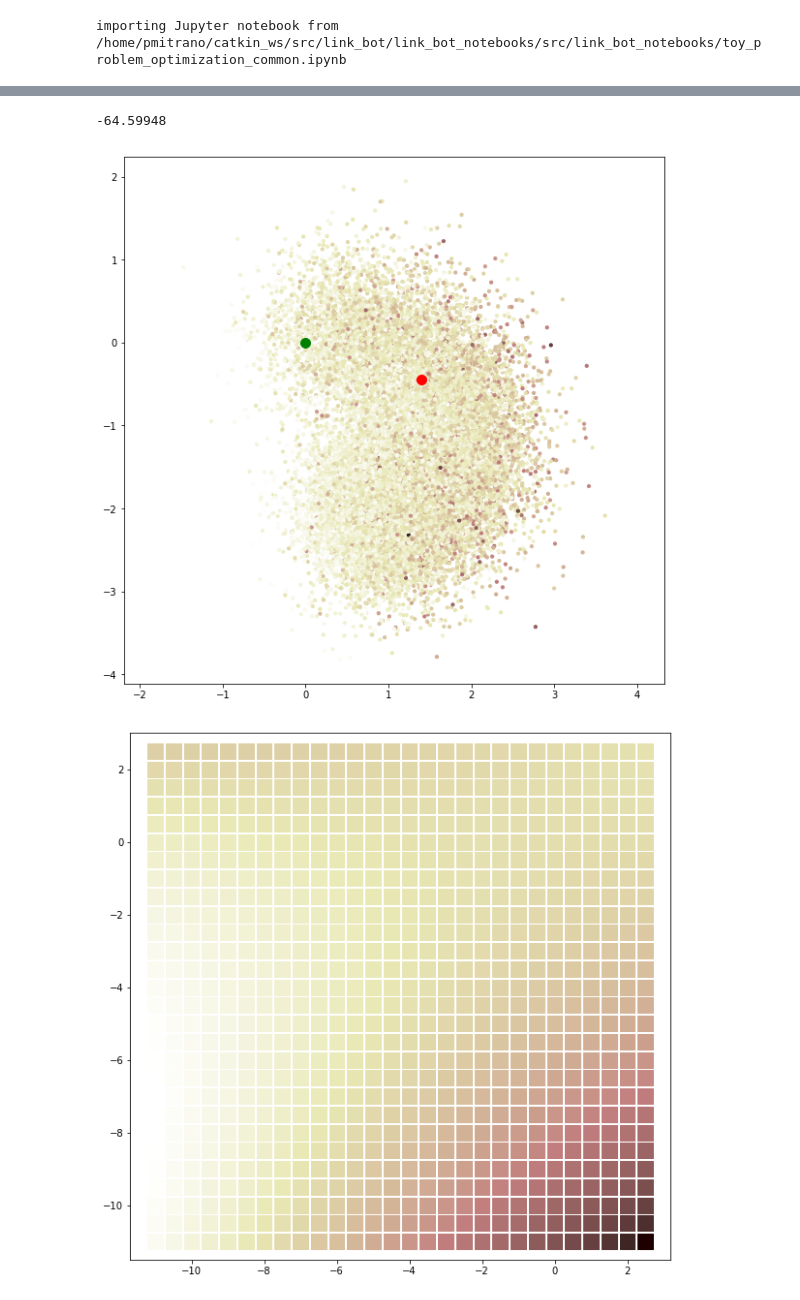
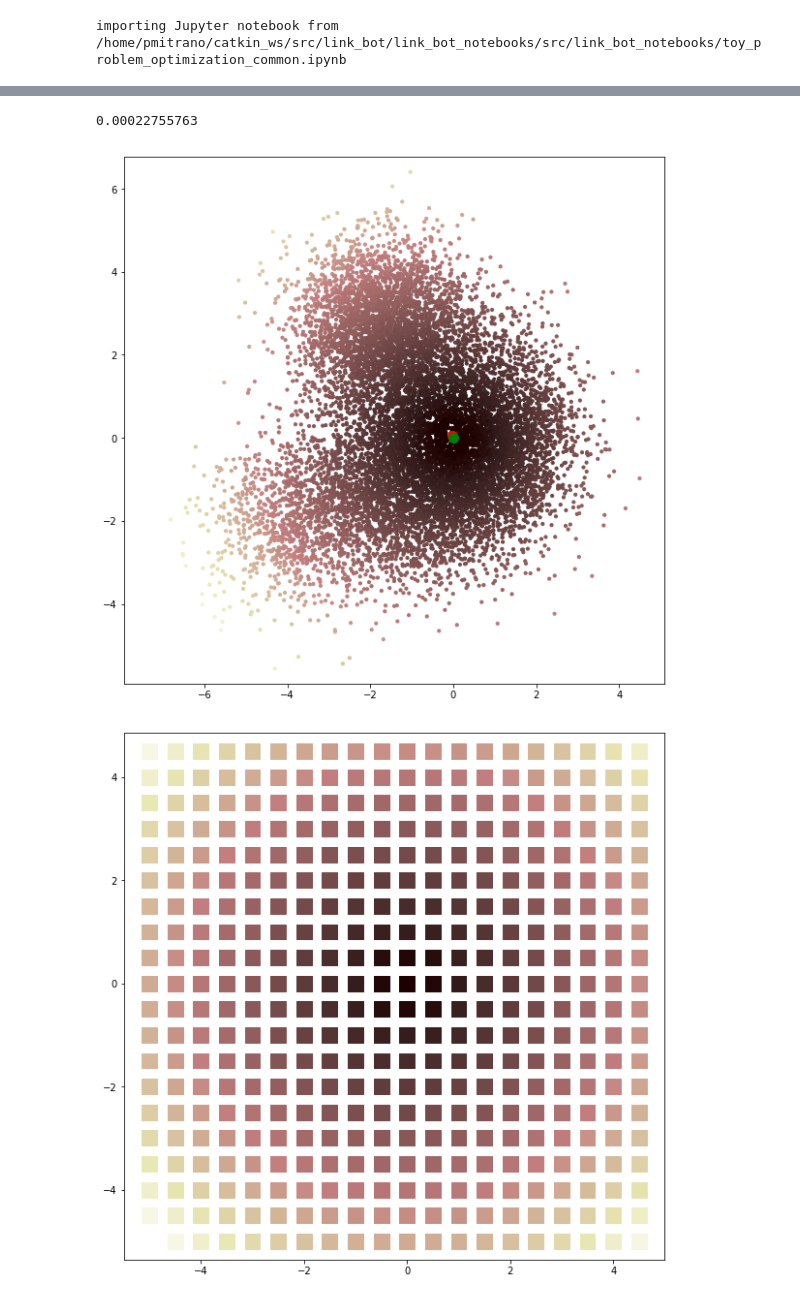
Before and after one commit to UM-ARM-Lab/unreliable-deform-manipulation, a Jupyter notebook: link_bot_notebooks/src/link_bot_notebooks/Linear TF Testing.ipynb, the cells around one changed output, grey strips where cells are left out. Cells and saved outputs as stored; diff of their text form; code cells hidden in the pictures.

Commit message:
demonstrated new cost is nicely around the goal

```diff
--- a/link_bot_notebooks/src/link_bot_notebooks/Linear TF Testing.ipynb
+++ b/link_bot_notebooks/src/link_bot_notebooks/Linear TF Testing.ipynb
@@ -11,8 +11,8 @@ from link_bot_notebooks.linear_tf_model import LinearTFModel
 importing Jupyter notebook from /home/pmitrano/catkin_ws/src/link_bot/link_bot_notebooks/src/link_bot_notebooks/toy_problem_optimization_common.ipynb
 # %%
 goal = np.array([[0], [0], [1], [0], [2], [0]])
-args = {'checkpoint': "log_data/November_26_17:51:42/nn.ckpt-1000", 'log': False}
-dataset = "../../../link_bot_teleop/data/2_link_pos_and_vel_1.txt"
+args = {'checkpoint': "log_data/November_26_18:54:21/nn.ckpt-47185", 'log': False}
+dataset = "../../../link_bot_teleop/data/2_link_pos_and_vel_2.txt"
 n, x, y = tpo.load_train_test(dataset, N=6, M=2, L=2, g=goal, extract_func=tpo.two_link_pos_vel_extractor)
 model = LinearTFModel(args, N=6, M=2, L=2)
 model.load()
@@ -58,36 +58,36 @@ print(data[0])
 # %%
 # tpo.plot_costmap(plt, model, data, goal, samples=100, spread=0.4)
-min_sample, min_cost = tpo.plot_costmap(plt, model, data, goal, samples=200, spread=0.5)
+min_sample, min_cost = tpo.plot_costmap(plt, model, data, goal, samples=20, spread=1)
 print(min_cost)
 plt.scatter([min_sample[0]], [min_sample[1]], s=100, c='Red', label='min sample');
 plt.scatter(goal[0], goal[1], s=100, c='Green', label='goal');
 # %% [output]
--64.59948
+0.00022755763
-[figure, old version]
+[figure, new version]
 # %%
 def plot_costmap_2(plt, model, data, g, resolution=0.1, minimum=-5, maximum=5):
     colors = {}
     N = (maximum - minimum) / resolution
     min_sample = None
     min_sample_cost = 1e9
     for x in np.arange(minimum, maximum, resolution):
         for y in np.arange(minimum, maximum, resolution):
             for theta in np.arange(-np.pi, np.pi, np.pi/4):
                 s = np.array([[x], [y], [x+np.cos(theta)], [y+np.sin(theta)], [x+2*np.cos(theta)], [y+2*np.sin(theta)]])
                 c = model.cost_of_s(s, g)[0,0]
                 xy = (x,y)
                 colors[xy] = c
                 if c < min_sample_cost:
                     min_sample_cost = c
                     min_sample = s
 
     plt.figure(figsize=(10,10))
     xs = [k[0] for k in colors.keys()]
     ys = [k[1] for k in colors.keys()]
     plt.scatter(xs, ys, c=colors.values(), s=resolution * 500, cmap='pink', marker='s')
     plt.axis("equal")
     return min_sample, min_sample_cost
 
-tpo.plot_costmap_2(plt, model, data, goal, resolution=.5, minimum=-11, maximum=3);
+tpo.plot_costmap_2(plt, model, data, goal, resolution=.5, minimum=-5, maximum=5);
 # %% [output]
-[figure, old version]
+[figure, new version]
```
Also changed, not shown: parts of 3 cells of this notebook.
